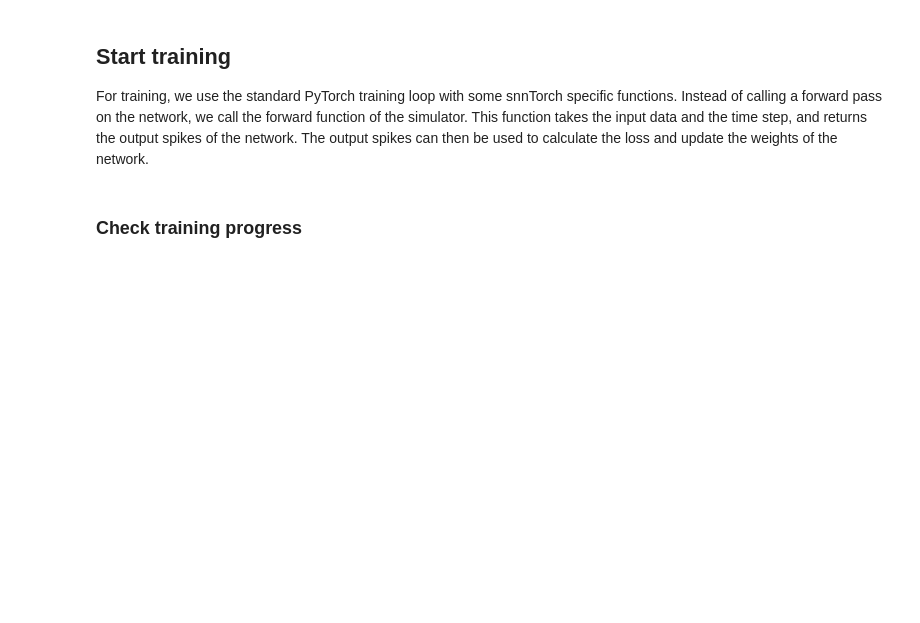
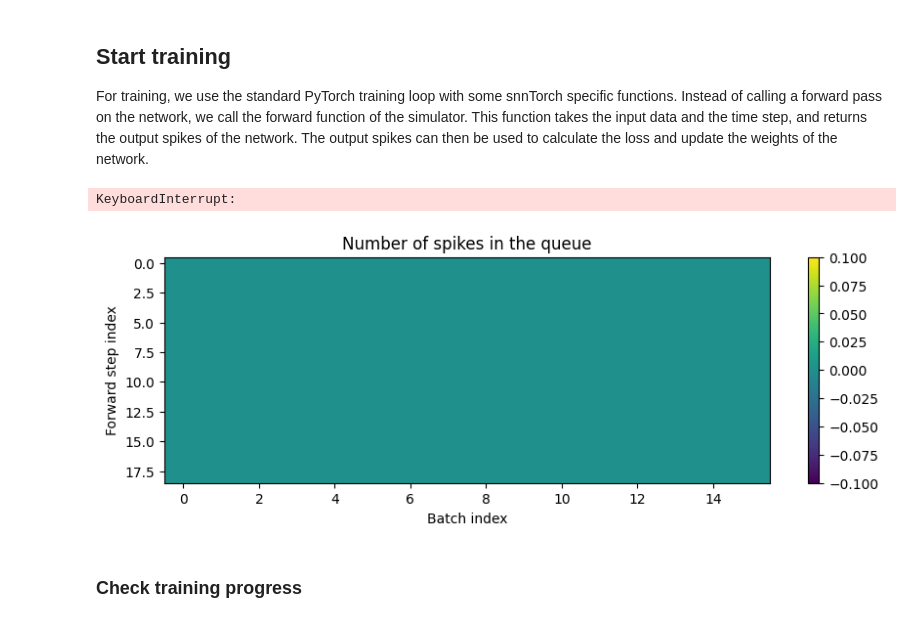
Before and after one commit to RoelMK/asynctorch, a Jupyter notebook: examples/CNN_CIFAR10.ipynb, the cells around one changed output. Drawn from its saved outputs; the diff is of its cells as text; code cells hidden in the pictures; blank space fills up the shorter version.

```diff
--- a/examples/CNN_CIFAR10.ipynb
+++ b/examples/CNN_CIFAR10.ipynb
@@ -107,11 +111,11 @@ For training, we use the standard PyTorch training loop with some snnTorch speci
 # %%
 async_simulator = AsyncSimulator(state_module, spike_selector_module, forward_step_extensions=[input_dropout])
 #async_simulator.load_state_dict(torch.load('./cifar10_asynctorch.pt'))
-train_dataloader = DataLoader(train_dataset, batch_size=256, shuffle=True)
+train_dataloader = DataLoader(train_dataset, batch_size=64, shuffle=True)
 async_simulator.train()
-n_epochs = 10
-timesteps = 20
-optimizer = torch.optim.Adam(async_simulator.parameters(), lr=1e-3, weight_decay=1e-5)
+n_epochs = 1
+timesteps = 10
+optimizer = torch.optim.Adam(async_simulator.parameters(), lr=1e-3)#, weight_decay=1e-5)
 loss_fn = SF.ce_rate_loss()
 accuracy_function = SF.accuracy_rate
 losses = []
@@ -140,6 +144,20 @@ for epoch in range(n_epochs):
         optimizer.zero_grad()
         loss.backward()
         optimizer.step()
+# %% [output]
+KeyboardInterrupt:
+# %%
+queue_log = np.array(async_simulator.spike_selector.queue_log)
+# plot heatmap
+plt.figure(figsize=(10, 3))
+plt.imshow(queue_log, aspect='auto', interpolation='none')
+plt.colorbar()
+plt.ylabel('Forward step index')
+plt.xlabel('Batch index')
+plt.title('Number of spikes in the queue')
+plt.show()
+# %% [output]
+[figure, added]
 # %% [markdown]
 ### Check training progress
 # %%
```
Also changed, not shown: parts of 5 cells of this notebook, 1 other file.
